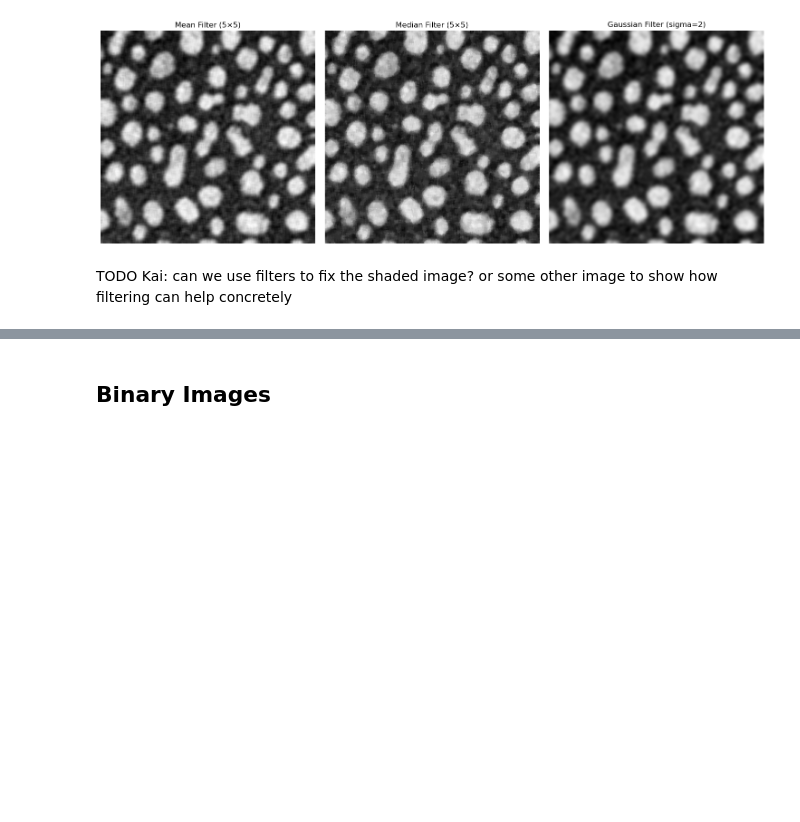
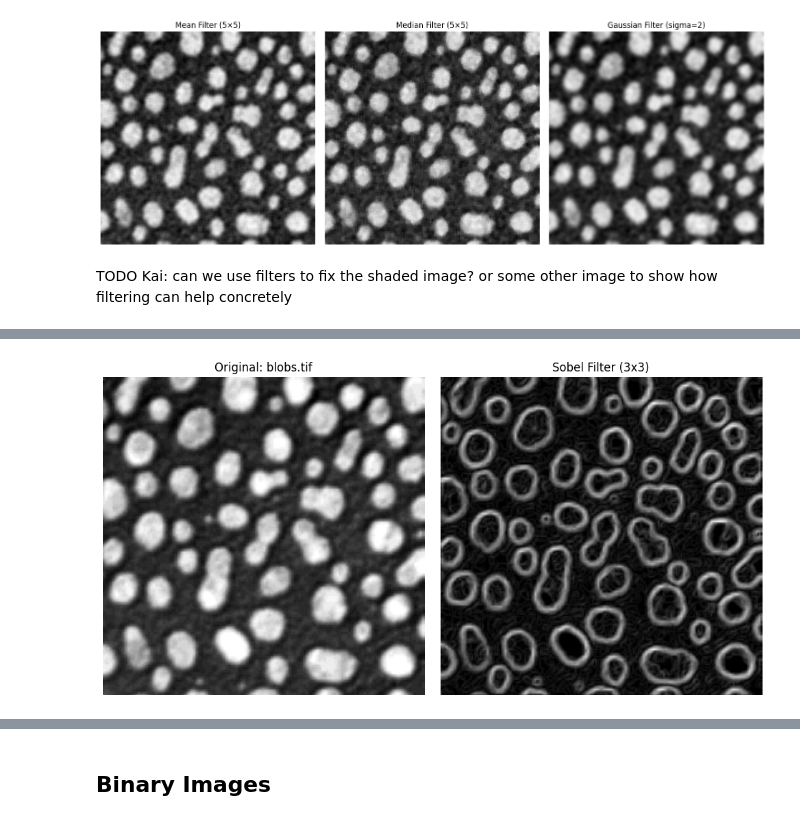
Before and after one commit to m-albert/mnb-image-analysis, a Jupyter notebook: materials/image_processing/image_processing.ipynb, the cells around one changed output, grey strips where cells are left out. Saved outputs shown, nothing was run; the diff lists cells and outputs as text; code cells hidden in the pictures; blank space fills up the shorter version.

Commit message:
Add Sobel and Log filter

```diff
--- a/materials/image_processing/image_processing.ipynb
+++ b/materials/image_processing/image_processing.ipynb
@@ -326,0 +347,17 @@ Smoothing filters reduce noise by e.g. averaging neighboring pixels, sharpening
+# %%
+sobel_edges = filters.sobel(img_blobs)
+
+# Plotting code in the same side-by-side style used above
+fig, ax = plt.subplots(1, 2, figsize=(10, 5))
+ax[0].imshow(img_blobs, cmap="gray")
+ax[0].set_title("Original: blobs.tif")
+ax[0].axis("off")
+
+ax[1].imshow(sobel_edges, cmap="gray")
+ax[1].set_title("Sobel Filter (3x3)")
+ax[1].axis("off")
+
+plt.tight_layout()
+plt.show()
+# %% [output]
+[figure, added]
```
Also changed, not shown: parts of 6 cells of this notebook.
